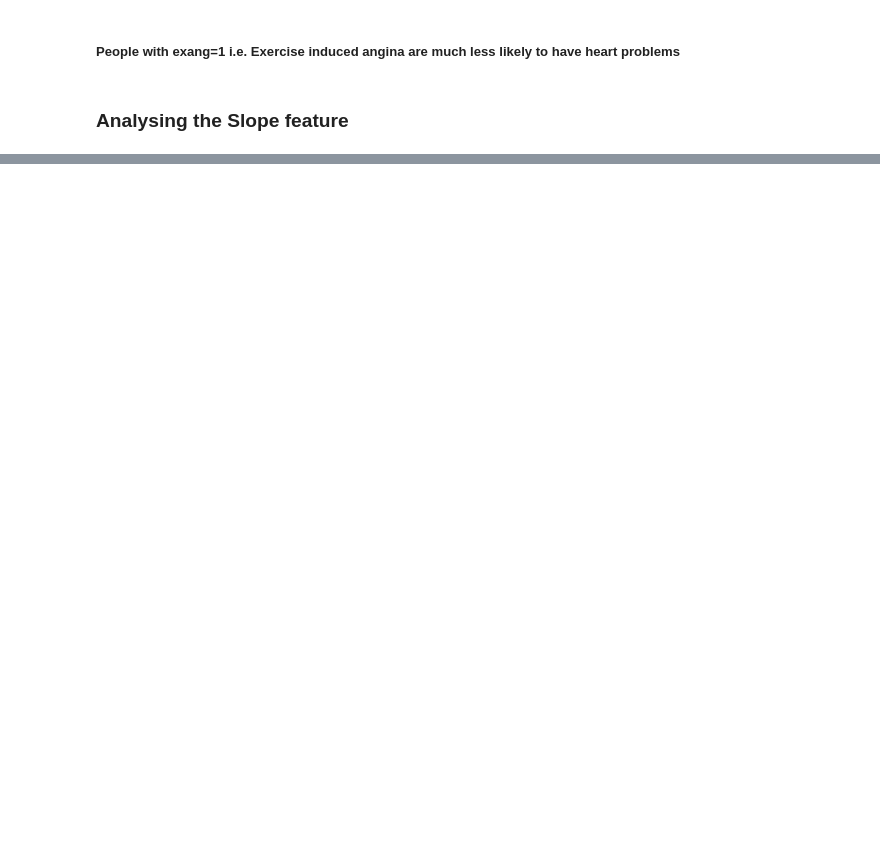
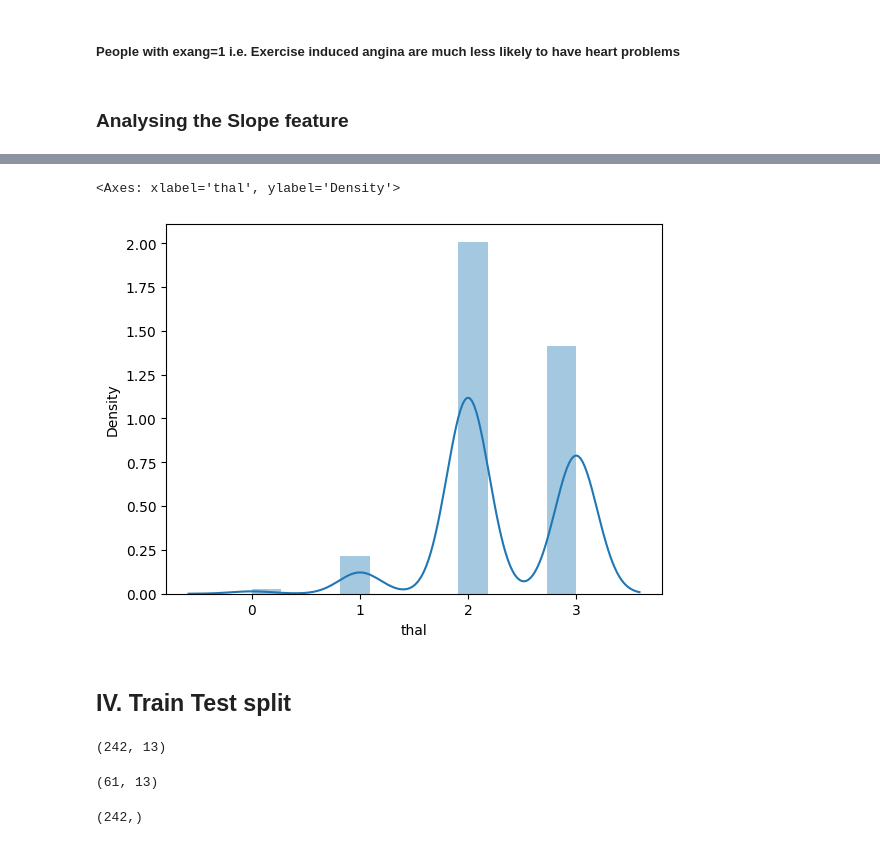
Before and after one commit to Akshaykumar100/Heart-disease-prediction-project, a Jupyter notebook: Heart_disease_prediction (1).ipynb, the cells around one changed output, grey strips where cells are left out. Drawn from its saved outputs; the diff is of its cells as text; code cells hidden in the pictures; blank space fills up the shorter version.

```diff
--- a/Heart_disease_prediction (1).ipynb
+++ b/Heart_disease_prediction (1).ipynb
@@ -279,0 +313,7 @@ sns.barplot(x="slope", y=y, data=dataset)
+# %%
+sns.distplot(dataset["thal"])
+# %% [output]
+<Axes: xlabel='thal', ylabel='Density'>
+[figure, added]
+# %% [markdown]
+## IV. Train Test split
@@ -279,0 +327,12 @@ sns.barplot(x="slope", y=y, data=dataset)
+# %%
+X_train.shape
+# %% [output]
+(242, 13)
+# %%
+X_test.shape
+# %% [output]
+(61, 13)
+# %%
+Y_train.shape
+# %% [output]
+(242,)
```
Also changed, not shown: parts of 69 cells of this notebook.
